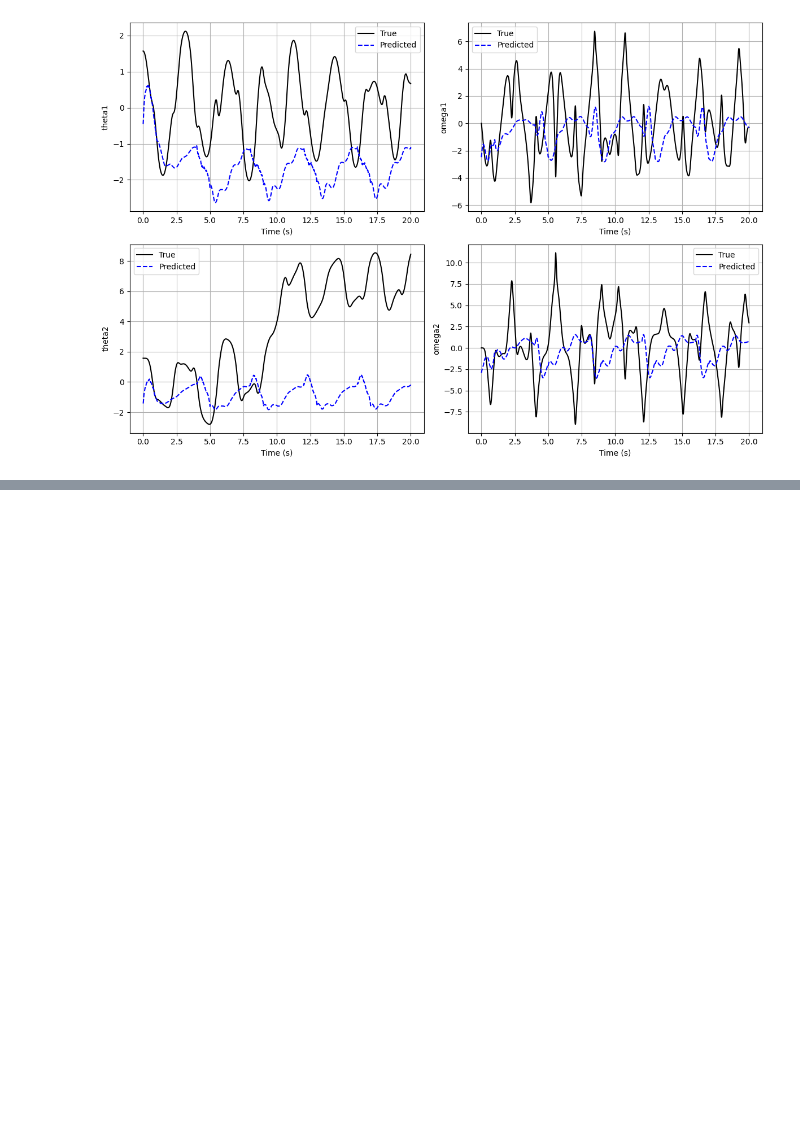
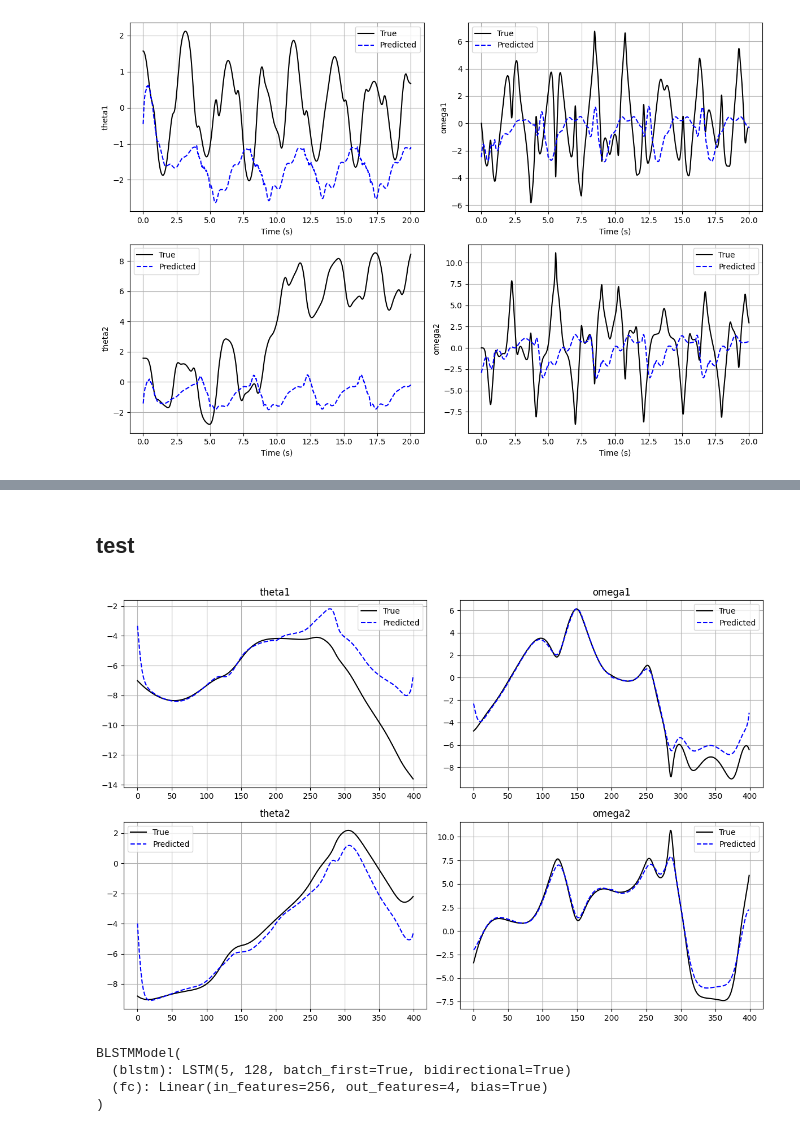
Before and after one commit to mmatinm/Deep-Learning-Projects, a Jupyter notebook: nonlinear-system-identification/identification.ipynb, the cells around one changed output, grey strips where cells are left out. Saved outputs shown, nothing was run; the diff lists cells and outputs as text; code cells hidden in the pictures; blank space fills up the shorter version.

```diff
--- a/nonlinear-system-identification/identification.ipynb
+++ b/nonlinear-system-identification/identification.ipynb
@@ -639,0 +950,28 @@ it should be noted that learning rate, model architeture and "history_len" is op
+# %% [markdown]
+## test
+# %%
+model.eval()
+with torch.no_grad():
+    y_pred_train = model(X_train_t).squeeze(0).numpy()
+    y_pred_test = model(X_test_t).squeeze(0).numpy()
+
+# Inverse transform
+y_pred_train_unscaled = scaler_Y.inverse_transform(y_pred_train)
+y_pred_test_unscaled = scaler_Y.inverse_transform(y_pred_test)
+y_true_test_unscaled = scaler_Y.inverse_transform(Y_test_t.squeeze(0).numpy())
+
+labels = ['theta1', 'omega1', 'theta2', 'omega2']
+plt.figure(figsize=(12, 8))
+
+for i in range(4):
+    plt.subplot(2, 2, i + 1)
+    plt.plot(y_true_test_unscaled[:, i], label='True', color='black')
+    plt.plot(y_pred_test_unscaled[:, i], '--', label='Predicted', color='blue')
+    plt.title(labels[i])
+    plt.legend()
+    plt.grid()
+
+plt.tight_layout()
+plt.show()
+# %% [output]
+[figure, added]
@@ -639,0 +980,10 @@ it should be noted that learning rate, model architeture and "history_len" is op
+# %%
+
+model = BLSTMModel(input_size=5, hidden_size=128, output_size=4, num_layers=1)
+model.load_state_dict(torch.load('/content/drive/MyDrive/blstm_model.pth'))
+model.eval()
+# %% [output]
+BLSTMModel(
+  (blstm): LSTM(5, 128, batch_first=True, bidirectional=True)
+  (fc): Linear(in_features=256, out_features=4, bias=True)
+)
```
Also changed, not shown: parts of 34 cells of this notebook.
